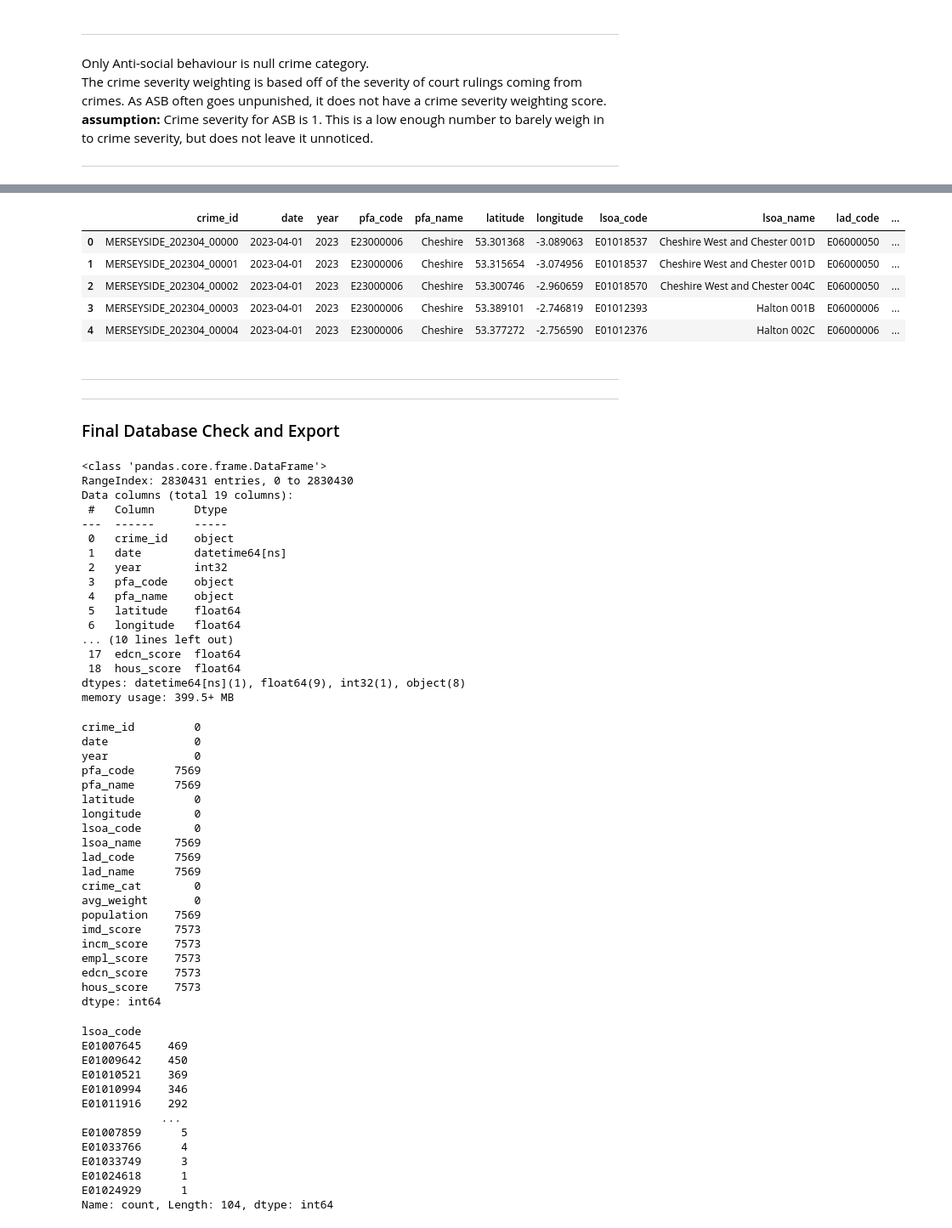
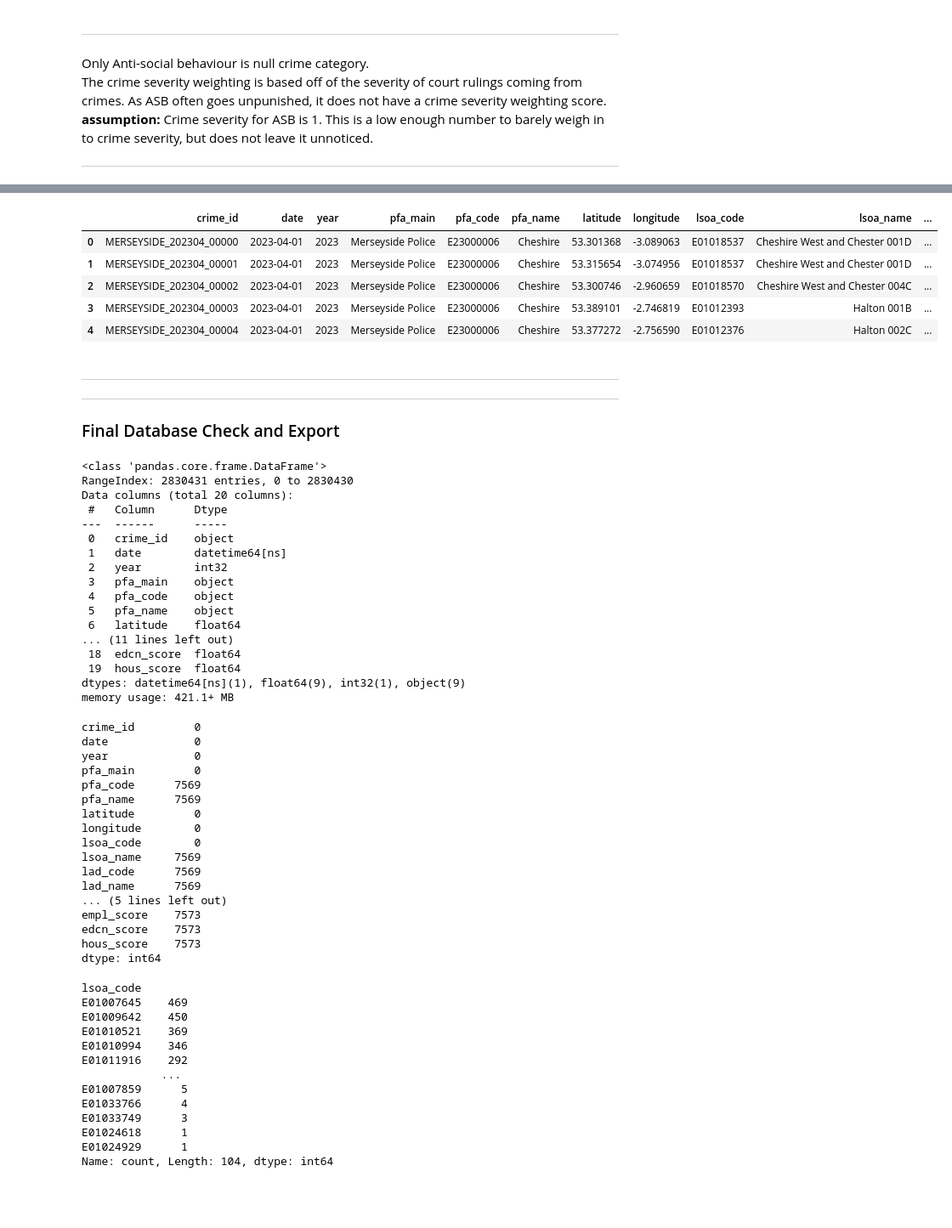
Before and after one commit to SamWilcock2468/Crime-Data-Analysis, a Jupyter notebook: Scripts/03_AggregatingCrimeData.ipynb, the cells around one changed output, grey strips where cells are left out. Shown at 85% size. Cells and saved outputs as stored; diff of their text form; code cells hidden in the pictures; blank space fills up the shorter version.

```diff
--- a/Scripts/03_AggregatingCrimeData.ipynb
+++ b/Scripts/03_AggregatingCrimeData.ipynb
@@ -58,11 +58,12 @@ Using the cleaning function described in file 01:
 # %%
 def Clean_Crime(raw_crime, dropped_rows):
     # Drop useless columns
-    crime = raw_crime[['Crime ID', 'LSOA code', 'Month', 'Latitude', 'Longitude', 'Crime type', 'Falls within']]
+    crime = raw_crime[['Crime ID', 'Falls within', 'LSOA code', 'Month', 'Latitude', 'Longitude', 'Crime type']]
 
     # Rename columns
     crime = crime.rename(columns={
         'Crime ID': 'old_crime_id',
+        'Falls within': 'pfa_main',
         'LSOA code': 'lsoa_code',
         'Month': 'date',
         'Latitude': 'latitude',
@@ -178,7 +179,7 @@ Function is as follows:
 # %%
 def Finalise_Crime(clean_crime_data):
     ## Get PFA Crime falls within
-    clean_crime_data['falls_within_stripped'] = clean_crime_data['Falls within'].str.upper().str.strip('POLICE').str.replace(' ', '_')
+    clean_crime_data['falls_within_stripped'] = clean_crime_data['pfa_main'].str.upper().str.strip('POLICE').str.replace(' ', '_')
 
     ## Get Year and Month of data
     clean_crime_data['date_str'] = clean_crime_data['date'].dt.strftime('%Y%m')
@@ -190,7 +191,7 @@ def Finalise_Crime(clean_crime_data):
     clean_crime_data['crime_id'] = (clean_crime_data['falls_within_stripped'] + clean_crime_data['date_str'] + '_' + clean_crime_data['index_id'])
 
     # Clear columns and set an order
-    final_crime_data = clean_crime_data[['crime_id', 'date', 'lsoa_code', 'latitude', 'longitude', 'crime_cat']]
+    final_crime_data = clean_crime_data[['crime_id', 'date', 'pfa_main', 'lsoa_code', 'latitude', 'longitude', 'crime_cat']]
 
     return final_crime_data
 # %% [markdown]
@@ -213,7 +214,7 @@ years = ['2023', '2024', '2025', '2026']
 months = ['01','02','03','04','05','06','07','08','09','10','11','12']
 
 # Final DataFrame
-aggregated_crime_data = pd.DataFrame(columns=['crime_id', 'date', 'lsoa_code', 'latitude', 'longitude', 'crime_cat'])
+aggregated_crime_data = pd.DataFrame(columns=['crime_id', 'date', 'pfa_main', 'lsoa_code', 'latitude', 'longitude', 'crime_cat'])
 
 skipped_data = []
 dropped_rows = {}
@@ -440,34 +446,35 @@ crime_loc_pop_depr_sev.head()
 # %%
 crime_final = crime_loc_pop_depr_sev[[
     'crime_id',
     'date',
     'year',
+    'pfa_main',
     'pfa_code',
     'pfa_name',
     'latitude',
     'longitude',
     'lsoa_code',
     'lsoa_name',
     'lad_code',
     'lad_name',
     'crime_cat',
     'avg_weight',
     'population',
     'imd_score',
     'incm_score',
     'empl_score',
     'edcn_score',
     'hous_score'
 ]]
 
 crime_final.head()
 # %% [output]
-|  | crime_id | date | year | pfa_code | pfa_name | latitude | longitude | lsoa_code | lsoa_name | lad_code | ... |
-| 0 | MERSEYSIDE_202304_00000 | 2023-04-01 | 2023 | E23000006 | Cheshire | 53.301368 | -3.089063 | E01018537 | Cheshire West and Chester 001D | E06000050 | ... |
-| 1 | MERSEYSIDE_202304_00001 | 2023-04-01 | 2023 | E23000006 | Cheshire | 53.315654 | -3.074956 | E01018537 | Cheshire West and Chester 001D | E06000050 | ... |
-| 2 | MERSEYSIDE_202304_00002 | 2023-04-01 | 2023 | E23000006 | Cheshire | 53.300746 | -2.960659 | E01018570 | Cheshire West and Chester 004C | E06000050 | ... |
-| 3 | MERSEYSIDE_202304_00003 | 2023-04-01 | 2023 | E23000006 | Cheshire | 53.389101 | -2.746819 | E01012393 | Halton 001B | E06000006 | ... |
-| 4 | MERSEYSIDE_202304_00004 | 2023-04-01 | 2023 | E23000006 | Cheshire | 53.377272 | -2.756590 | E01012376 | Halton 002C | E06000006 | ... |
+|  | crime_id | date | year | pfa_main | pfa_code | pfa_name | latitude | longitude | lsoa_code | lsoa_name | ... |
+| 0 | MERSEYSIDE_202304_00000 | 2023-04-01 | 2023 | Merseyside Police | E23000006 | Cheshire | 53.301368 | -3.089063 | E01018537 | Cheshire West and Chester 001D | ... |
+| 1 | MERSEYSIDE_202304_00001 | 2023-04-01 | 2023 | Merseyside Police | E23000006 | Cheshire | 53.315654 | -3.074956 | E01018537 | Cheshire West and Chester 001D | ... |
+| 2 | MERSEYSIDE_202304_00002 | 2023-04-01 | 2023 | Merseyside Police | E23000006 | Cheshire | 53.300746 | -2.960659 | E01018570 | Cheshire West and Chester 004C | ... |
+| 3 | MERSEYSIDE_202304_00003 | 2023-04-01 | 2023 | Merseyside Police | E23000006 | Cheshire | 53.389101 | -2.746819 | E01012393 | Halton 001B | ... |
+| 4 | MERSEYSIDE_202304_00004 | 2023-04-01 | 2023 | Merseyside Police | E23000006 | Cheshire | 53.377272 | -2.756590 | E01012376 | Halton 002C | ... |
 # %% [markdown]
 ***
 ***
@@ -478,27 +485,28 @@ crime_final.info()
 # %% [output]
 <class 'pandas.core.frame.DataFrame'>
 RangeIndex: 2830431 entries, 0 to 2830430
-Data columns (total 19 columns):
+Data columns (total 20 columns):
  #   Column      Dtype
 ---  ------      -----
  0   crime_id    object
  1   date        datetime64[ns]
  2   year        int32
- 3   pfa_code    object
- 4   pfa_name    object
- 5   latitude    float64
- 6   longitude   float64
-... (10 lines left out)
- 17  edcn_score  float64
- 18  hous_score  float64
-dtypes: datetime64[ns](1), float64(9), int32(1), object(8)
-memory usage: 399.5+ MB
+ 3   pfa_main    object
+ 4   pfa_code    object
+ 5   pfa_name    object
+ 6   latitude    float64
+... (11 lines left out)
+ 18  edcn_score  float64
+ 19  hous_score  float64
+dtypes: datetime64[ns](1), float64(9), int32(1), object(9)
+memory usage: 421.1+ MB
 # %%
 crime_final.isnull().sum()
 # %% [output]
 crime_id         0
 date             0
 year             0
+pfa_main         0
 pfa_code      7569
 pfa_name      7569
 latitude         0
@@ -507,11 +515,7 @@ lsoa_code        0
 lsoa_name     7569
 lad_code      7569
 lad_name      7569
-crime_cat        0
-avg_weight       0
-population    7569
-imd_score     7573
-incm_score    7573
+... (5 lines left out)
 empl_score    7573
 edcn_score    7573
 hous_score    7573
```
Also changed, not shown: parts of 47 cells of this notebook.
